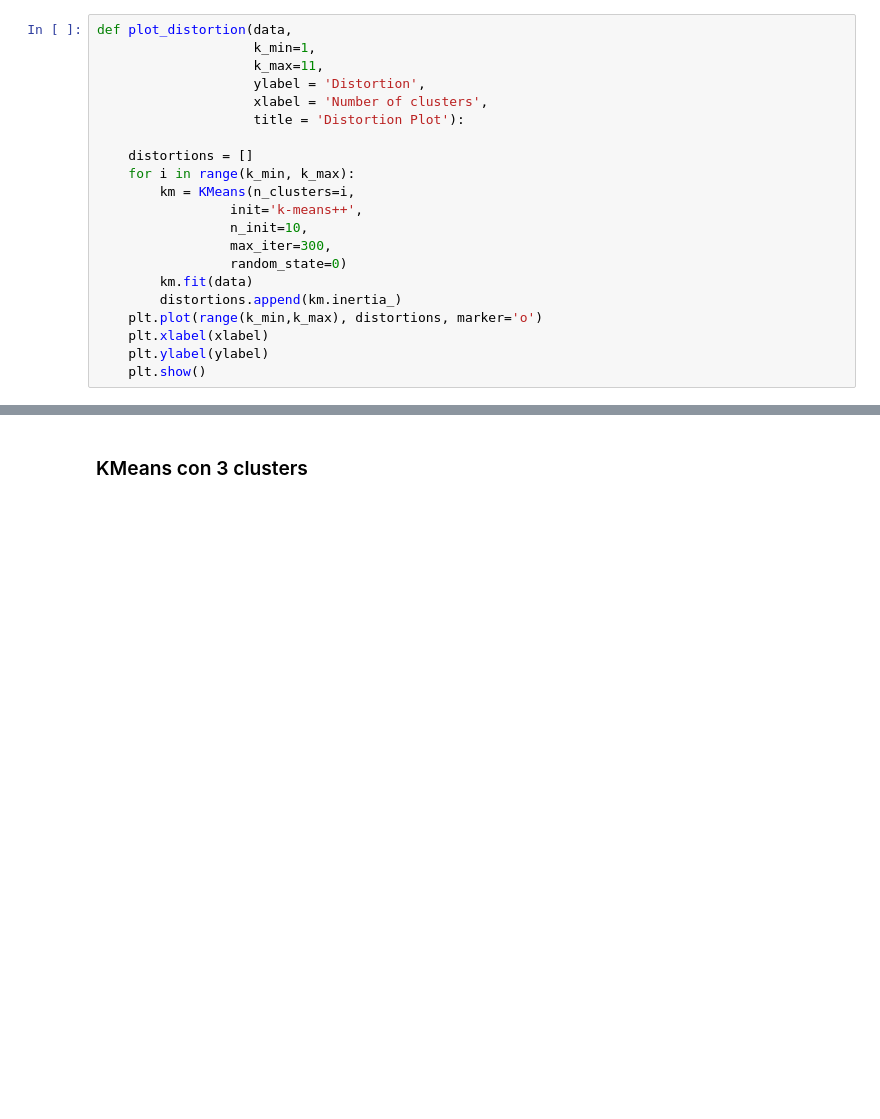
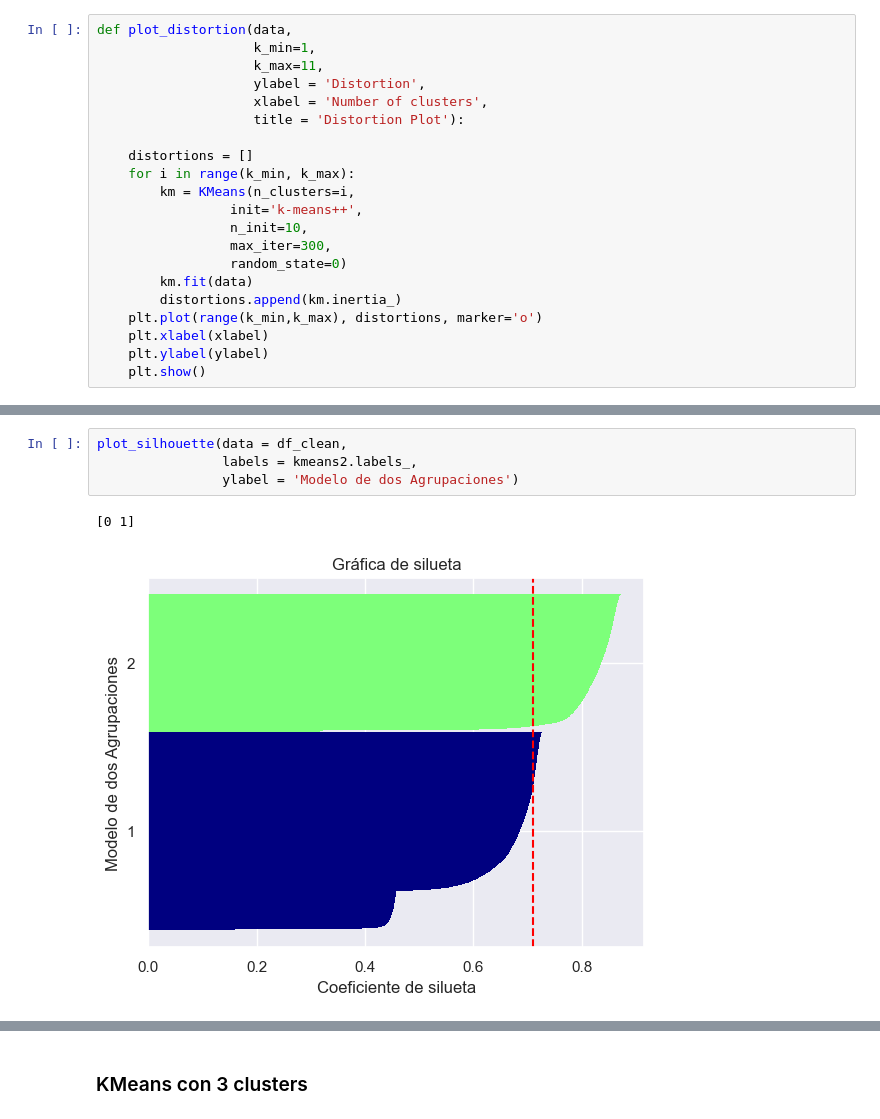
Before and after one commit to BILabsAndProjects/Lab2-Senecafe, a Jupyter notebook: Laboratorio2 LM.ipynb, the cells around one changed output, grey strips where cells are left out. Drawn from its saved outputs; the diff is of its cells as text; blank space fills up the shorter version.

```diff
--- a/Laboratorio2 LM.ipynb
+++ b/Laboratorio2 LM.ipynb
@@ -513,0 +579,7 @@ A partir de la Curva del Codo de inercia y distorsión se puede determinar la ca
+# %%
+plot_silhouette(data = df_clean,
+                labels = kmeans2.labels_,
+                ylabel = 'Modelo de dos Agrupaciones')
+# %% [output]
+[0 1]
+[figure, added]
```
Also changed, not shown: parts of 31 cells of this notebook.
